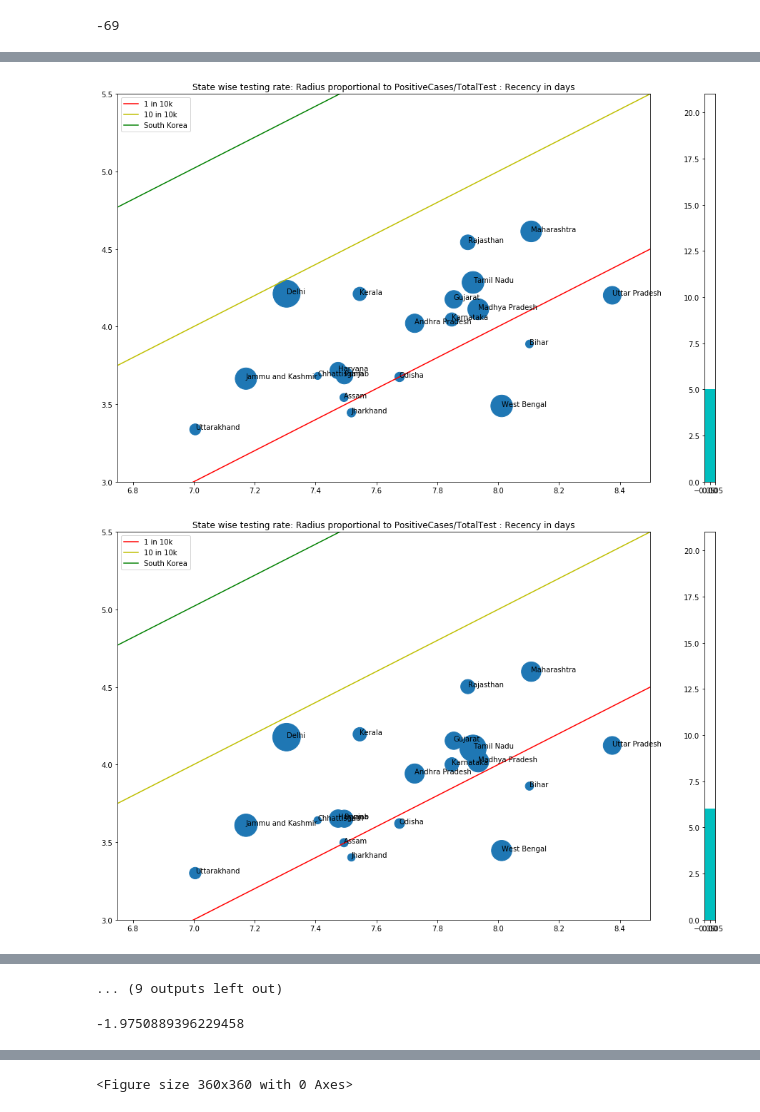
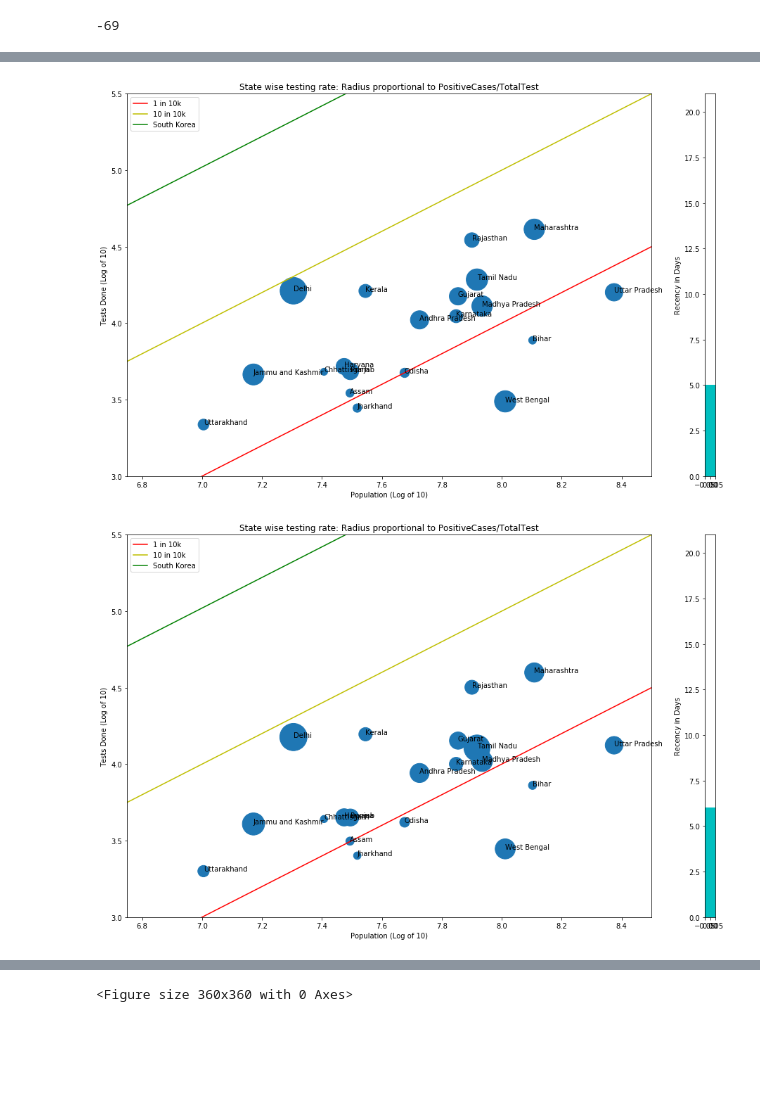
Before and after one commit to suryade1992/CovidSatetwiseTesting, a Jupyter notebook: Covid19.ipynb, the cells around one changed output, grey strips where cells are left out. Saved outputs shown, nothing was run; the diff lists cells and outputs as text; code cells hidden in the pictures; blank space fills up the shorter version.

```diff
--- a/Covid19.ipynb
+++ b/Covid19.ipynb
@@ -79,9 +79,12 @@ for di in range(len(all_days)):
     y_min, y_max = x_min-1.98, x_max-1.98
     ax.plot([x_min, x_max], [y_min, y_max],c='g', label='South Korea')
     ax.legend()
+    ax.set_xlabel('Population (Log of 10)')
+    ax.set_ylabel('Tests Done (Log of 10)')
     a1.bar([0],[di],color=['c'])
     a1.set_xlim([0,0])
     a1.set_ylim([0, len(all_days)])
-    ax.set_title('State wise testing rate: Radius proportional to PositiveCases/TotalTest : Recency in days')
+    a1.set_ylabel('Recency in Days')
+    ax.set_title('State wise testing rate: Radius proportional to PositiveCases/TotalTest')
     plt.savefig('CovidIndiaAnalysis_Source_covid19india_org'+str(di)+'.jpeg')
 # %% [output]
@@ -93,2 +96,2 @@ for di in range(len(all_days)):
-[figure, old version]
+[figure, new version]
-[figure, old version]
+[figure, new version]
@@ -100,5 +97,0 @@ for di in range(len(all_days)):
-... (9 outputs left out)
-# %%
-math.log(546463/51600000,10)
-# %% [output]
--1.9750889396229458
```
Also changed, not shown: parts of 4 cells of this notebook, 22 other files.
